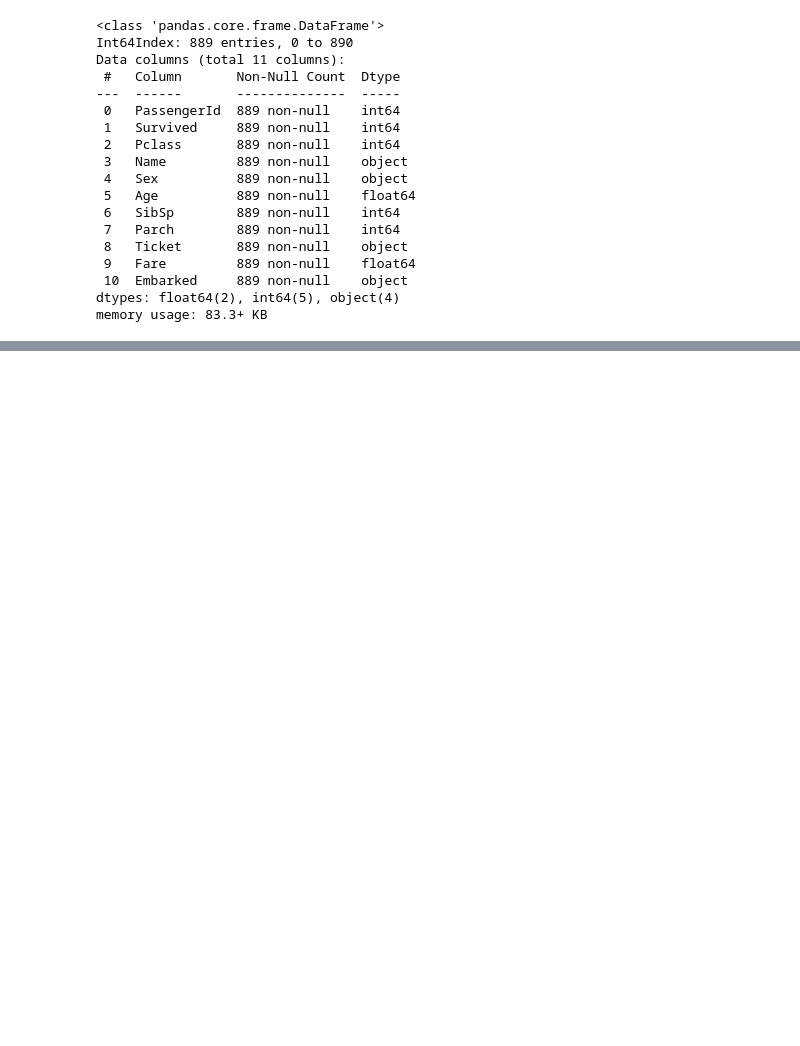
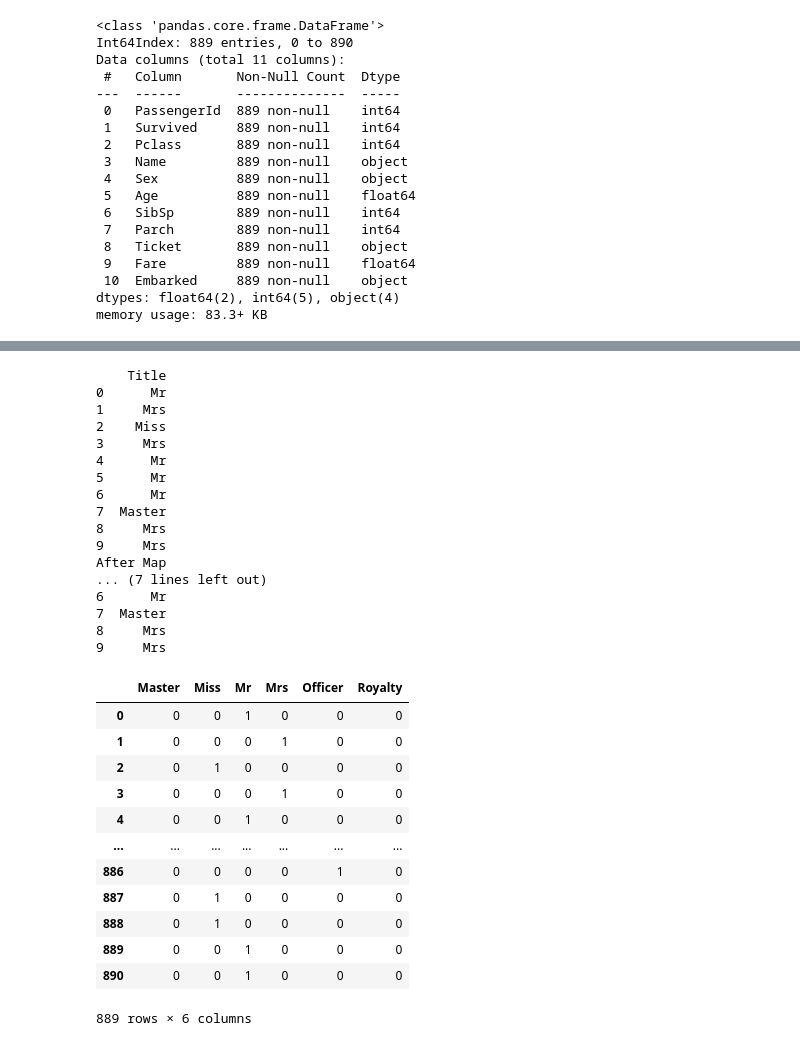
Before and after one commit to Jin0704/titanic-analysis, a Jupyter notebook: 專題實作_01_鐵達尼號存活預測.ipynb, the cells around one changed output, grey strips where cells are left out. Cells and saved outputs as stored; diff of their text form; code cells hidden in the pictures; blank space fills up the shorter version.

```diff
--- a/專題實作_01_鐵達尼號存活預測.ipynb
+++ b/專題實作_01_鐵達尼號存活預測.ipynb
@@ -212,0 +267,13 @@ print(scores)
+# %%
+#3;類別欄位轉換數值欄位
+#轉換Sex跟Embarked欄位
+from sklearn.preprocessing import LabelEncoder
+
+label_encoder = LabelEncoder()
+df2['Sex'] = label_encoder.fit_transform(df2['Sex'])
+# df2['Embarked'] = label_encoder.fit_transform(df2['Embarked'])
+embark = pd.get_dummies(df2['Embarked'], prefix="Embarked")
+pclass = pd.get_dummies(df2['Pclass'], prefix="Pclass")
+df2 = pd.concat([df2,embark],axis=1)
+df2 = pd.concat([df2,pclass],axis=1)
+print(df2.head())
@@ -212,0 +335,62 @@ print(scores)
+# %%
+#特徵工程
+title = pd.DataFrame()
+
+title['Title'] = df2['Name'].map(lambda name: name.split(',')[1].split('.')[0].strip())
+print(title.head(10))
+Title_Dictionary = {
+    "Capt":"Officer",
+    "Col":"Officer",
+    "Major":"Officer",
+    "Jonkheer":"Royalty",
+    "Don":"Royalty",
+    "Sir":"Royalty",
+    "Dr":"Officer",
+    "Rev":"Officer",
+    "the Countess":"Royalty",
+    "Dona":"Royalty",
+    "Mme":"Mrs",
+    "Mile":"Miss",
+    "Ms":"Mrs",
+    "Mr":"Mr",
+    "Mrs":"Mrs",
+    "Miss":"Miss",
+    "Master":"Master",
+    "Lady":"Royalty"
+}
+print('After Map')
+title['Title'] = title.Title.map(Title_Dictionary)
+print(title.head(10))
+title = pd.get_dummies(title.Title)
+title
+# %% [output]
+    Title
+0      Mr
+1     Mrs
+2    Miss
+3     Mrs
+4      Mr
+5      Mr
+6      Mr
+7  Master
+8     Mrs
+9     Mrs
+After Map
+... (7 lines left out)
+6      Mr
+7  Master
+8     Mrs
+9     Mrs
+|  | Master | Miss | Mr | Mrs | Officer | Royalty |
+| 0 | 0 | 0 | 1 | 0 | 0 | 0 |
+| 1 | 0 | 0 | 0 | 1 | 0 | 0 |
+| 2 | 0 | 1 | 0 | 0 | 0 | 0 |
+| 3 | 0 | 0 | 0 | 1 | 0 | 0 |
+| 4 | 0 | 0 | 1 | 0 | 0 | 0 |
+| ... | ... | ... | ... | ... | ... | ... |
+| 886 | 0 | 0 | 0 | 0 | 1 | 0 |
+| 887 | 0 | 1 | 0 | 0 | 0 | 0 |
+| 888 | 0 | 1 | 0 | 0 | 0 | 0 |
+| 889 | 0 | 0 | 1 | 0 | 0 | 0 |
+| 890 | 0 | 0 | 1 | 0 | 0 | 0 |
+889 rows × 6 columns
```
Also changed, not shown: parts of 16 cells of this notebook.
